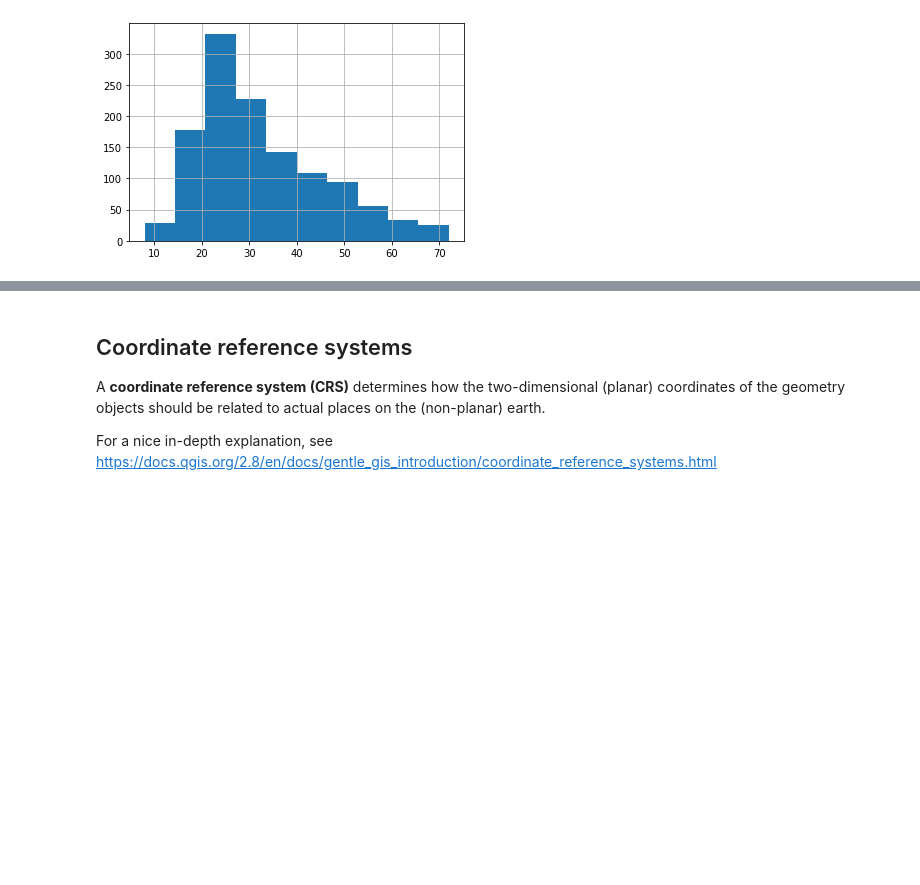
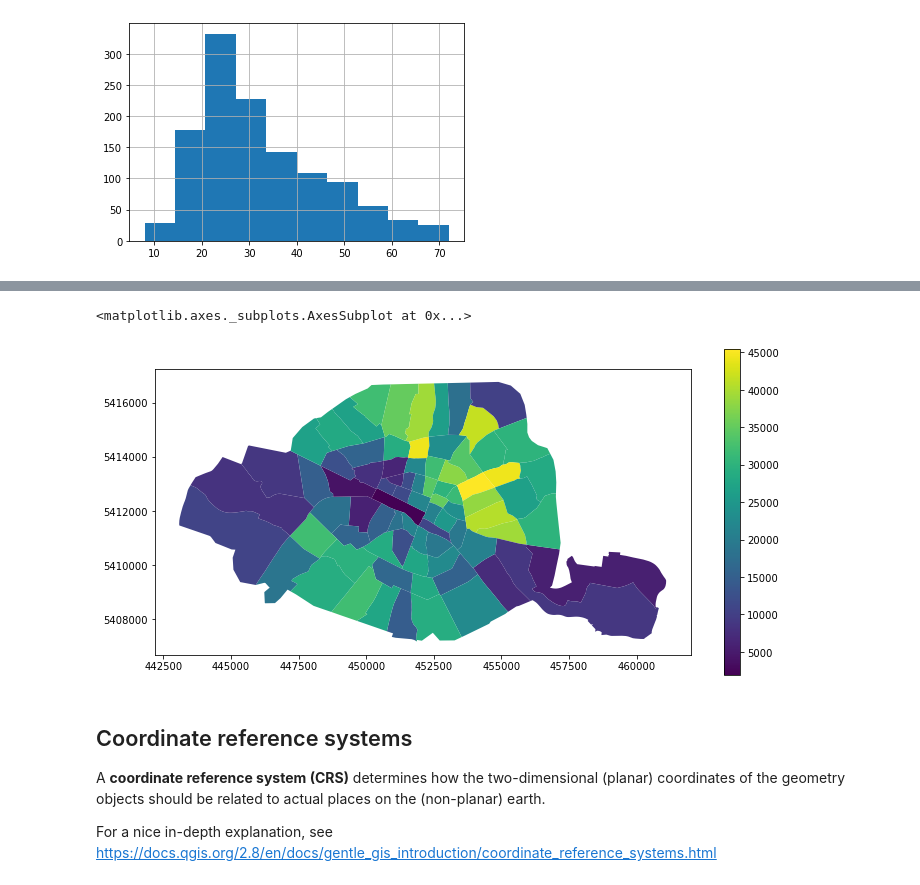
Before and after one commit to jorisvandenbossche/geopandas-tutorial, a Jupyter notebook: _solved/01-introduction-geospatial-data.ipynb, the cells around one changed output, grey strips where cells are left out. Cells and saved outputs as stored; diff of their text form; code cells hidden in the pictures; blank space fills up the shorter version.

```diff
--- a/_solved/01-introduction-geospatial-data.ipynb
+++ b/_solved/01-introduction-geospatial-data.ipynb
@@ -346,3 +356,12 @@ stations['bike_stands'].hist()
+# %%
+# Add a population density column
+districts['population_density'] = districts['population'] / districts.geometry.area * 10**6
+# %%
+# Make a plot of the districts colored by the population density
+districts.plot(column='population_density', figsize=(12, 6), legend=True)
+# %% [output]
+<matplotlib.axes._subplots.AxesSubplot at 0x...>
+[figure, added]
 # %% [markdown]
 ## Coordinate reference systems
 
```
Also changed, not shown: parts of 2 cells of this notebook, 4 other files.
